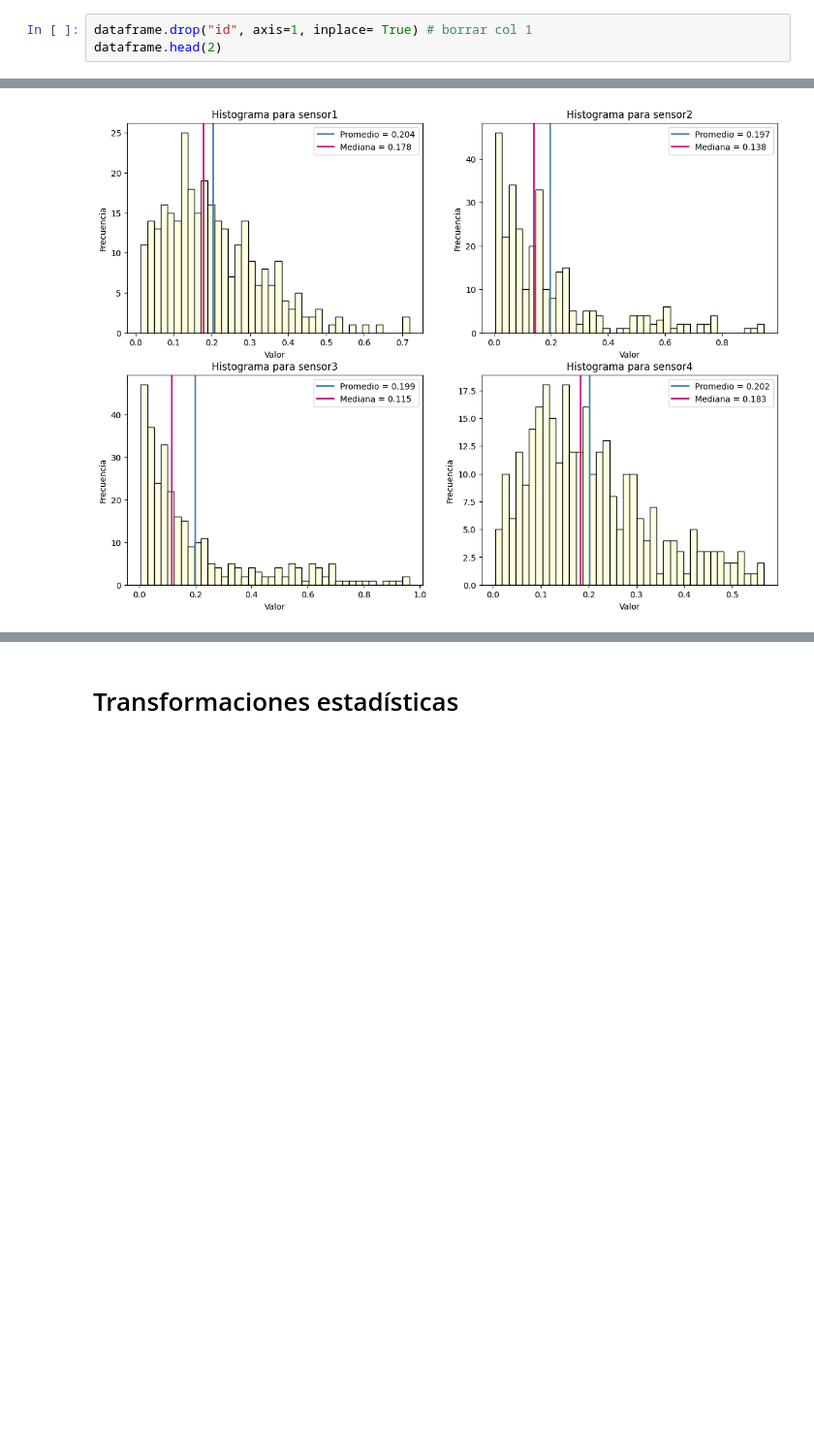
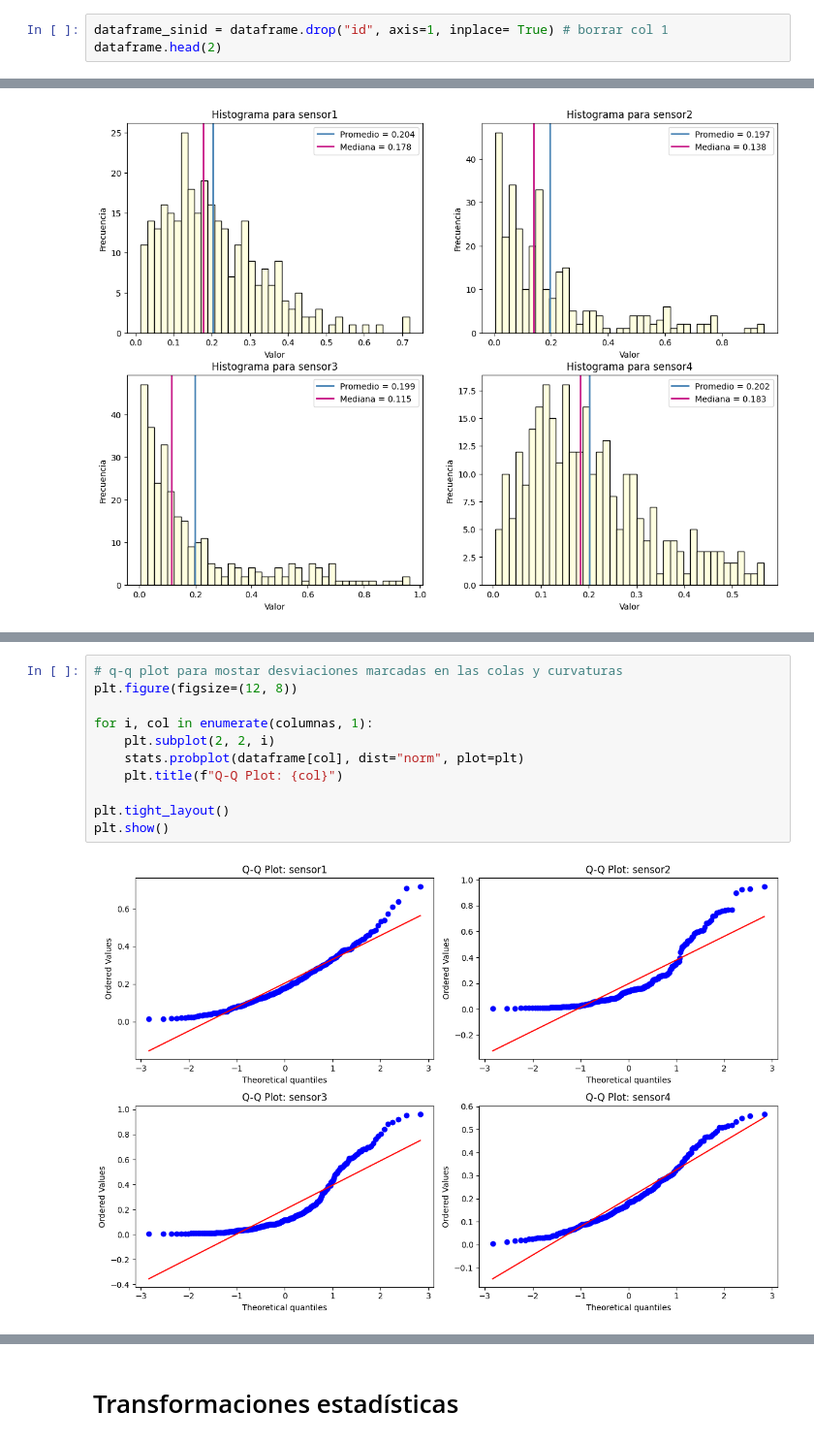
Before and after one commit to LeoGAR55/MD-1958, a Jupyter notebook: main.ipynb, the cells around one changed output, grey strips where cells are left out. Shown: that part at 97% size. Drawn from its saved outputs; the diff is of its cells as text; blank space fills up the shorter version.

```diff
--- a/main.ipynb
+++ b/main.ipynb
@@ -69,7 +70,7 @@ dataframe.describe()
     -  el tercer cuartil muestra que para el sensor 1 y 4 existe una cuarta parte de los datos con valores mayores a 0.28 y 0.27 respectivamente, lo que parece demostrar una disperción de valores
 - max nos muestra los valores máximos de cada sensor, los sensores 2 y 3 muestran rangos parecidos entre mínimos y máximos, mientras que los sensores 1 y 4 tienen distribuciones completamente diferentes a todos los sensores
 # %%
-dataframe.drop("id", axis=1, inplace= True) # borrar col 1
+dataframe_sinid = dataframe.drop("id", axis=1, inplace= True) # borrar col 1
 dataframe.head(2)
 # %% [output]
 |  | sensor1 | sensor2 | sensor3 | sensor4 |
@@ -141,3 +213,16 @@ plt.show()
+# %%
+# q-q plot para mostar desviaciones marcadas en las colas y curvaturas
+plt.figure(figsize=(12, 8))
+
+for i, col in enumerate(columnas, 1):
+    plt.subplot(2, 2, i)
+    stats.probplot(dataframe[col], dist="norm", plot=plt)
+    plt.title(f"Q-Q Plot: {col}")
+
+plt.tight_layout()
+plt.show()
+# %% [output]
+[figure, added]
 # %% [markdown]
 ## Conclusiones del EDA
 1. Los valores observados en los sensores rondan entre el 0 y el 1 (0.004468 y 0.962168) pero la dispersión de datos es diferente para cada sensor <br>
```
Also changed, not shown: parts of 4 cells of this notebook.
